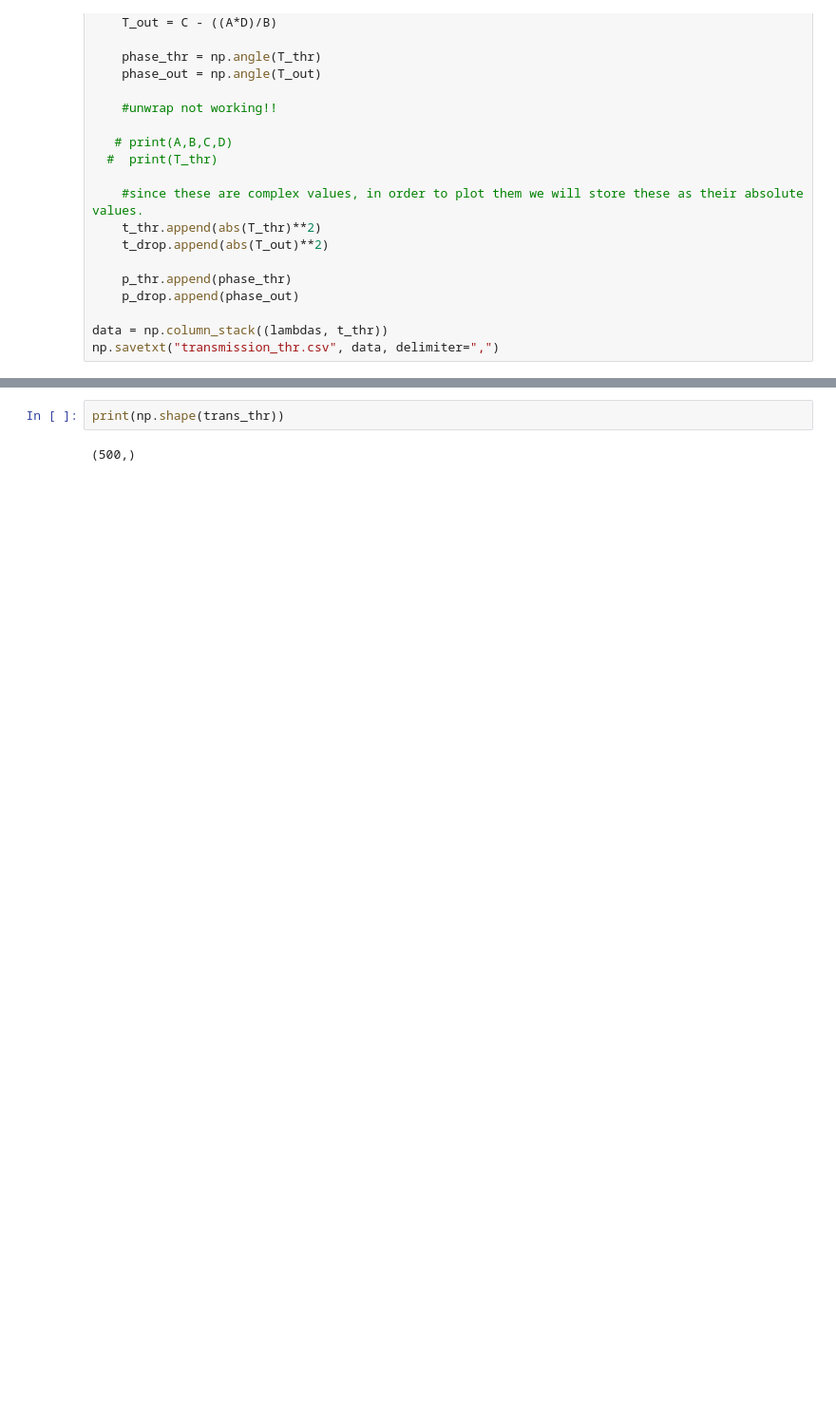
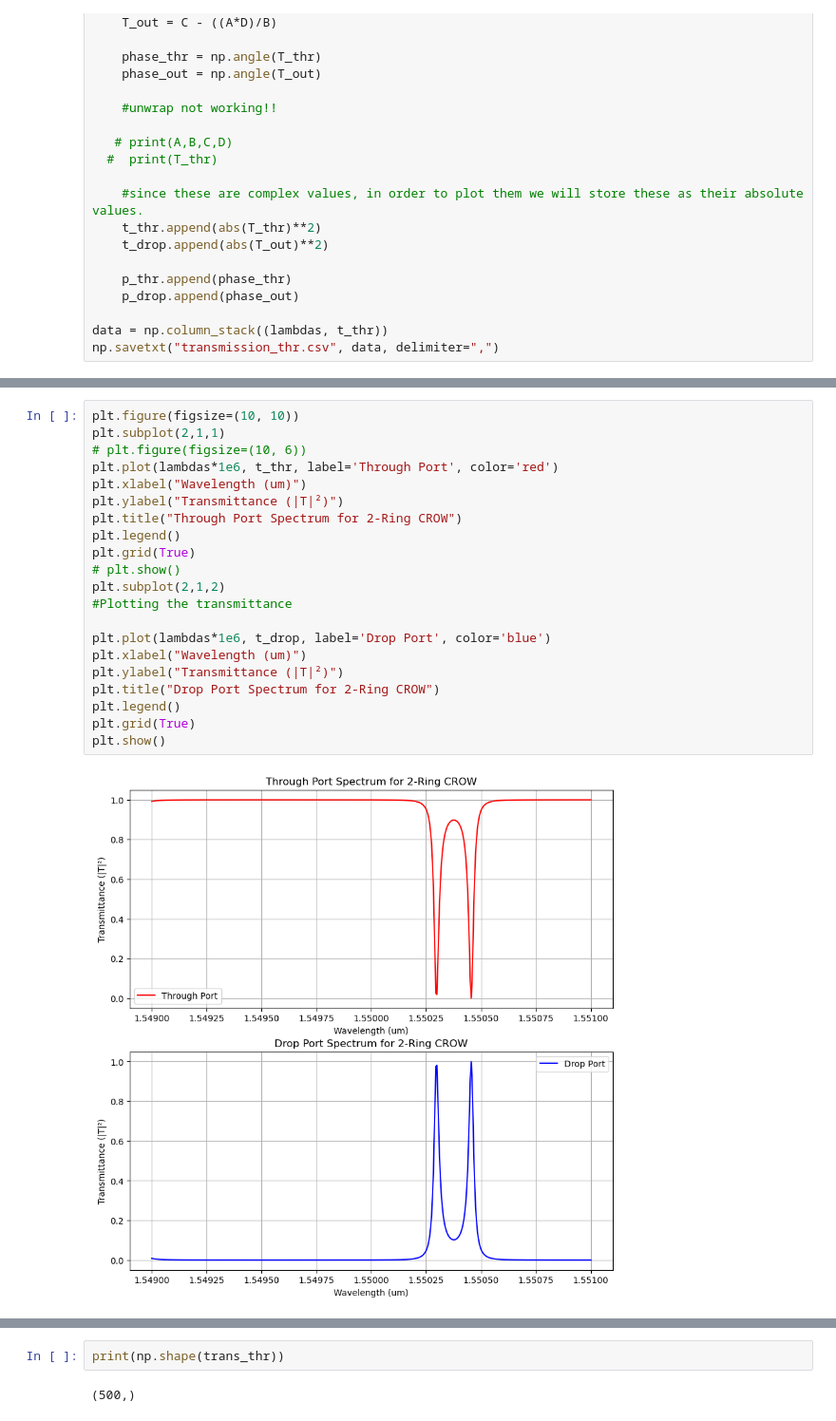
Before and after one commit to Mitalikapoor15/Project, a Jupyter notebook: tmm/tmm_2rings.ipynb, the cells around one changed output, grey strips where cells are left out. Shown at 95% size. Drawn from its saved outputs; the diff is of its cells as text; blank space fills up the shorter version.

```diff
--- a/tmm/tmm_2rings.ipynb
+++ b/tmm/tmm_2rings.ipynb
@@ -86,0 +87,23 @@ print(t_thr[77])
+# %%
+plt.figure(figsize=(10, 10))
+plt.subplot(2,1,1)
+# plt.figure(figsize=(10, 6))
+plt.plot(lambdas*1e6, t_thr, label='Through Port', color='red')
+plt.xlabel("Wavelength (um)")
+plt.ylabel("Transmittance (|T|²)")
+plt.title("Through Port Spectrum for 2-Ring CROW")
+plt.legend()
+plt.grid(True)
+# plt.show()
+plt.subplot(2,1,2)
+#Plotting the transmittance
+
+plt.plot(lambdas*1e6, t_drop, label='Drop Port', color='blue')
+plt.xlabel("Wavelength (um)")
+plt.ylabel("Transmittance (|T|²)")
+plt.title("Drop Port Spectrum for 2-Ring CROW")
+plt.legend()
+plt.grid(True)
+plt.show()
+# %% [output]
+[figure, added]
```
Also changed, not shown: parts of 8 cells of this notebook, 2 other files.
